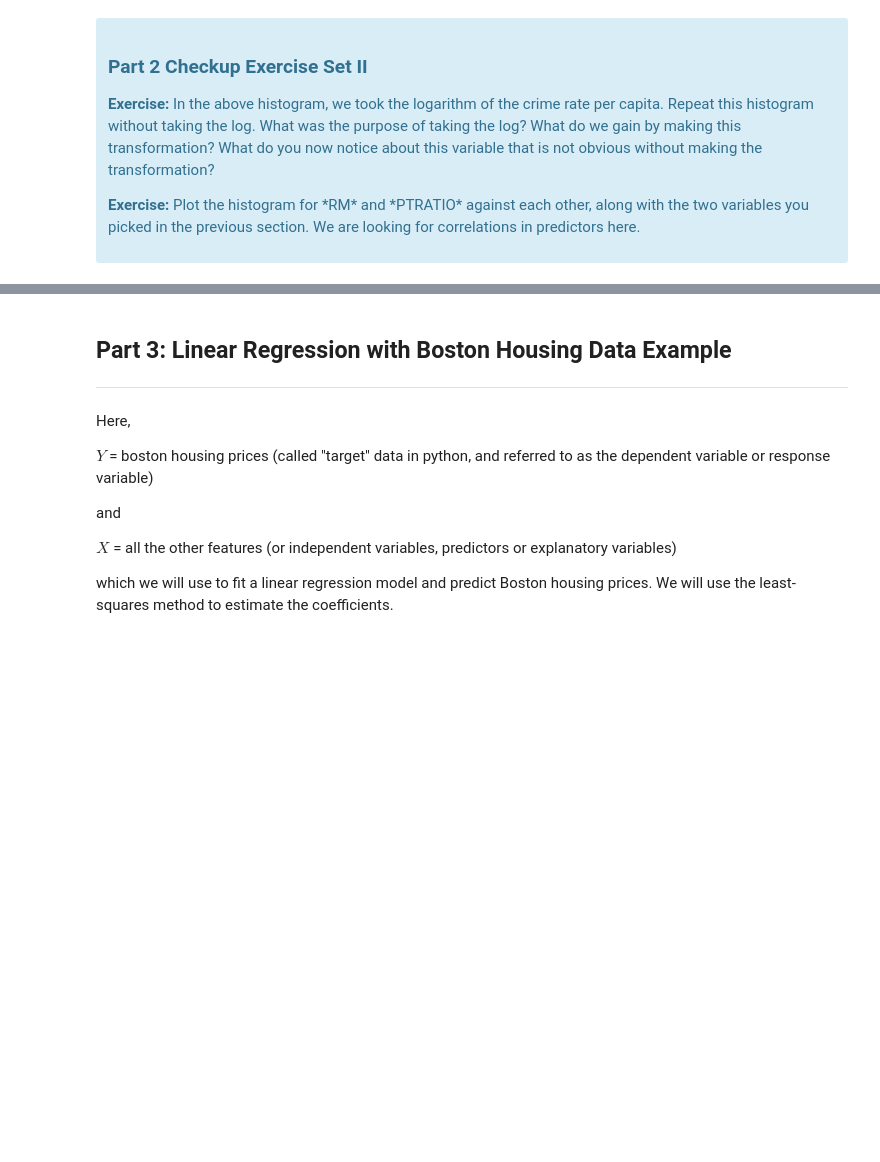
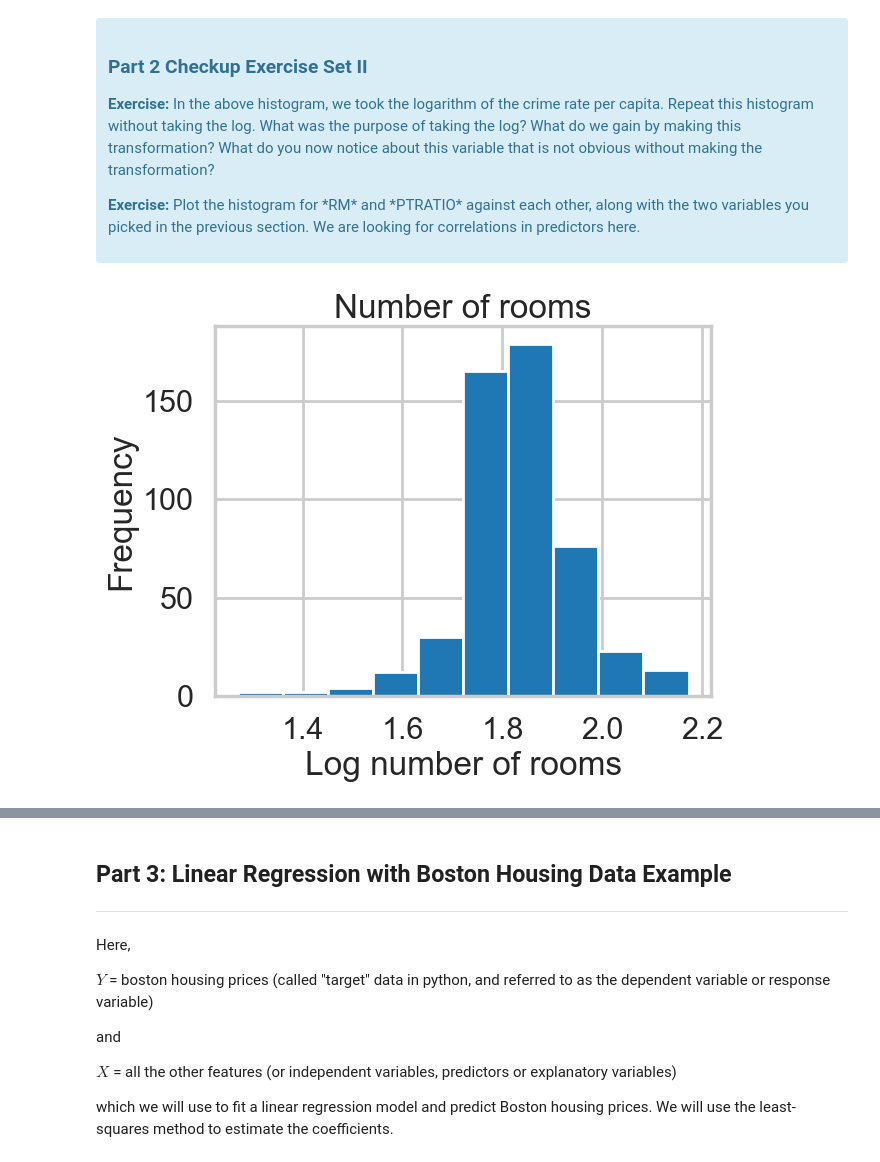
Before and after one commit to jonnross88/Springboard, a Jupyter notebook: u11_python_statistics_in_EDA/Linear Regression Case Study/Mini_Project_Linear_Regression.ipynb, the cells around one changed output, grey strips where cells are left out. Saved outputs shown, nothing was run; the diff lists cells and outputs as text; code cells hidden in the pictures; blank space fills up the shorter version.

```diff
--- a/u11_python_statistics_in_EDA/Linear Regression Case Study/Mini_Project_Linear_Regression.ipynb
+++ b/u11_python_statistics_in_EDA/Linear Regression Case Study/Mini_Project_Linear_Regression.ipynb
@@ -254,0 +368,9 @@ plt.show()
+# %%
+#your turn
+plt.hist(np.log(bos.RM))
+plt.title("Number of rooms")
+plt.xlabel("Log number of rooms")
+plt.ylabel("Frequency")
+plt.show()
+# %% [output]
+[figure, added]
```
Also changed, not shown: parts of 44 cells of this notebook, 3 other files.
